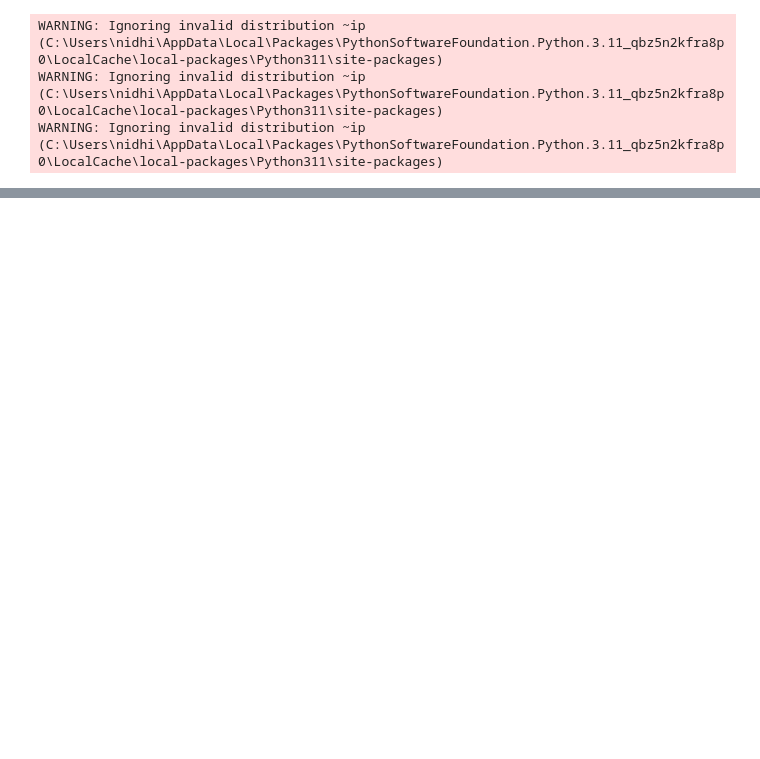
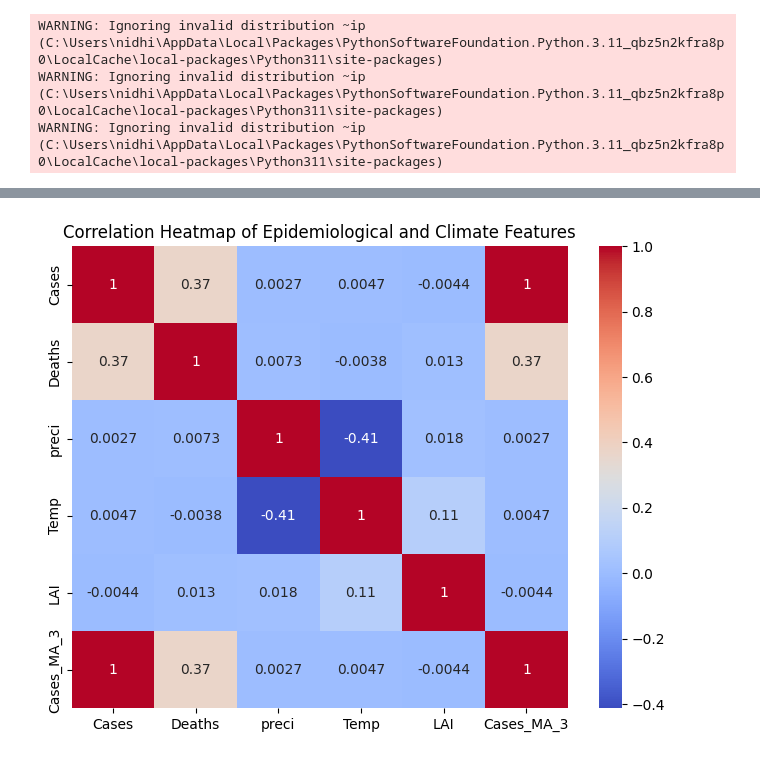
Before and after one commit to Nidhi2805/epidemic-hotspot-risk-prediction, a Jupyter notebook: notebooks/02_eda.ipynb, the cells around one changed output, grey strips where cells are left out. Cells and saved outputs as stored; diff of their text form; code cells hidden in the pictures; blank space fills up the shorter version.

```diff
--- a/notebooks/02_eda.ipynb
+++ b/notebooks/02_eda.ipynb
@@ -52,0 +118,11 @@ df.head()
+# %%
+plt.figure(figsize=(8,6))
+sns.heatmap(
+    df[['Cases', 'Deaths', 'preci', 'Temp', 'LAI', 'Cases_MA_3']].corr(),
+    annot=True,
+    cmap='coolwarm'
+)
+plt.title("Correlation Heatmap of Epidemiological and Climate Features")
+plt.show()
+# %% [output]
+[figure, added]
```
Also changed, not shown: parts of 7 cells of this notebook.
